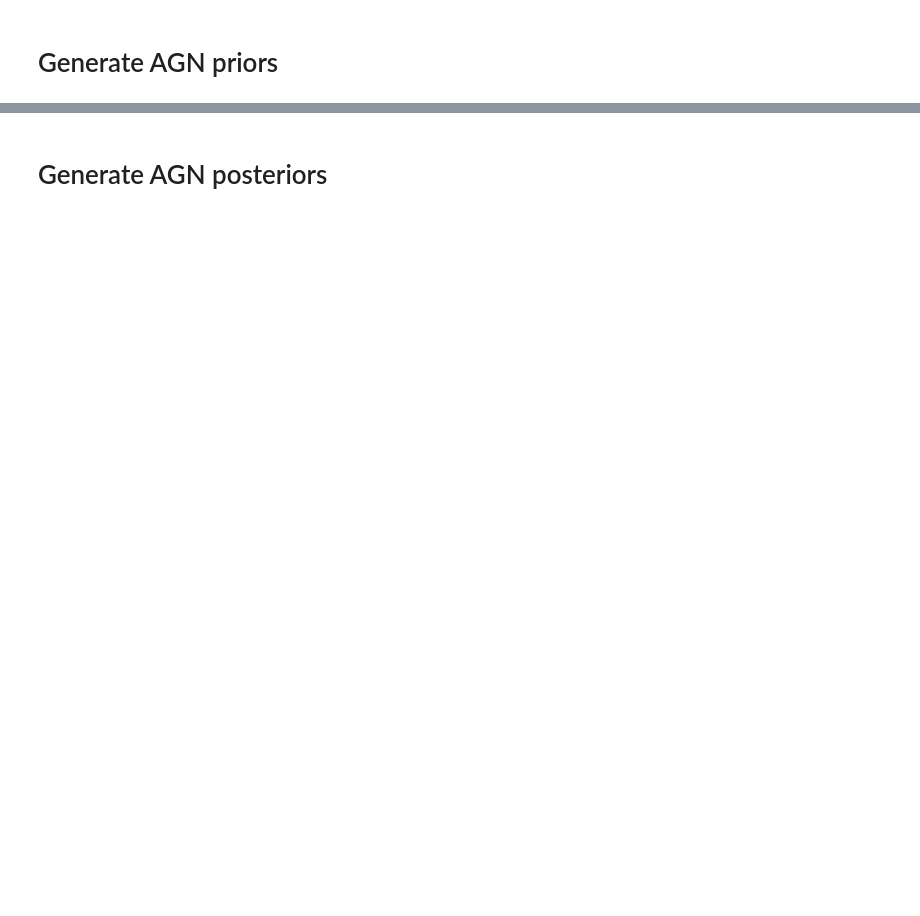
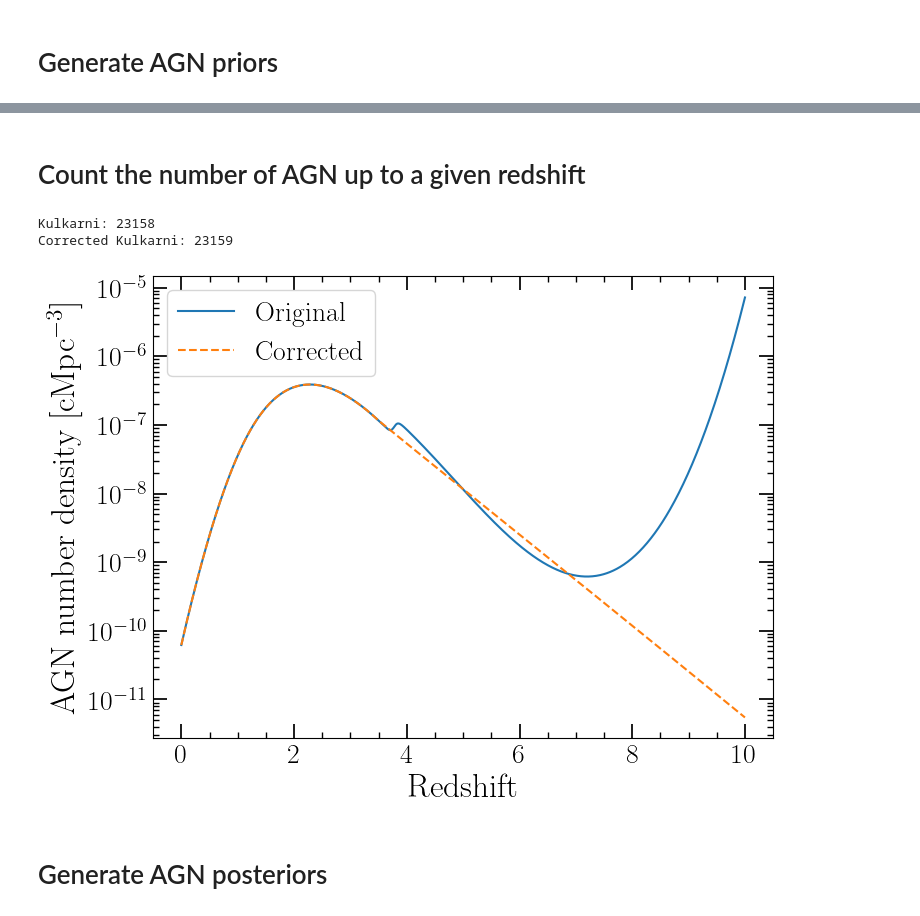
Before and after one commit to LucasPouw/darksirenpop, a Jupyter notebook: p26_qlfs.ipynb, the cells around one changed output, grey strips where cells are left out. Cells and saved outputs as stored; diff of their text form; code cells hidden in the pictures; blank space fills up the shorter version.

```diff
--- a/p26_qlfs.ipynb
+++ b/p26_qlfs.ipynb
@@ -101,3 +118,41 @@ shenB...
+# %% [markdown]
+# Count the number of AGN up to a given redshift
+# %%
+thresh = 46.5
+AGN_ZPRIOR = f'{thresh}_kulkarni'
+z_count_ax = np.linspace(0, 1.5, 1024+1)
+
+# Load AGN distribution
+filename = f'{AGN_DIST_DIR}/agn_redshift_pdf_{AGN_ZPRIOR}.npy'
+z, n = np.load(filename)
+AGN_ZPRIOR_FUNCTION = interp1d(z, n, bounds_error=False, fill_value=0)
+
+# Calculate old Kulkarni Nagn
+n_of_z = get_n_of_z(qlf='kulkarni', log10_Lbol_thresh=thresh)
+qlf_numdenses = n_of_z(REDSHIFT).flatten()
+Nagn_total = romb(4 * np.pi * n_of_z(z_count_ax) * COSMO.differential_comoving_volume(z_count_ax), dx=np.diff(z_count_ax)[0])
+print('Kulkarni:', int(Nagn_total))
+
+# Calculate corrected Kulkarni Nagn
+offset = qlf_numdenses[0] / pdf2numdens(AGN_ZPRIOR_FUNCTION(REDSHIFT), REDSHIFT)(REDSHIFT)[0]
+numdens_corrected_kulkarni = pdf2numdens(AGN_ZPRIOR_FUNCTION(REDSHIFT), REDSHIFT, scaling=offset)
+Nagn_total = romb(4 * np.pi * numdens_corrected_kulkarni(z_count_ax) * COSMO.differential_comoving_volume(z_count_ax), dx=np.diff(z_count_ax)[0])
+print('Corrected Kulkarni:', int(Nagn_total))
+
+# Plot old and new number densities
+plt.figure(figsize=(8,6))
+plt.plot(REDSHIFT, qlf_numdenses, label='Original')
+plt.plot(REDSHIFT, numdens_corrected_kulkarni(REDSHIFT), linestyle='dashed', label='Corrected')
+plt.semilogy()
+plt.xlabel('Redshift')
+plt.ylabel(r'AGN number density [$\mathrm{cMpc^{-3}}$]')
+plt.legend()
+# plt.savefig('./plots/corrected_kulkarni_46.5.pdf', bbox_inches='tight')
+plt.show()
+# %% [output]
+Kulkarni: 23158
+Corrected Kulkarni: 23159
+[figure, added]
 # %% [markdown]
 # Generate AGN posteriors
 # %%
```
Also changed, not shown: parts of 22 cells of this notebook, 3 other files.
